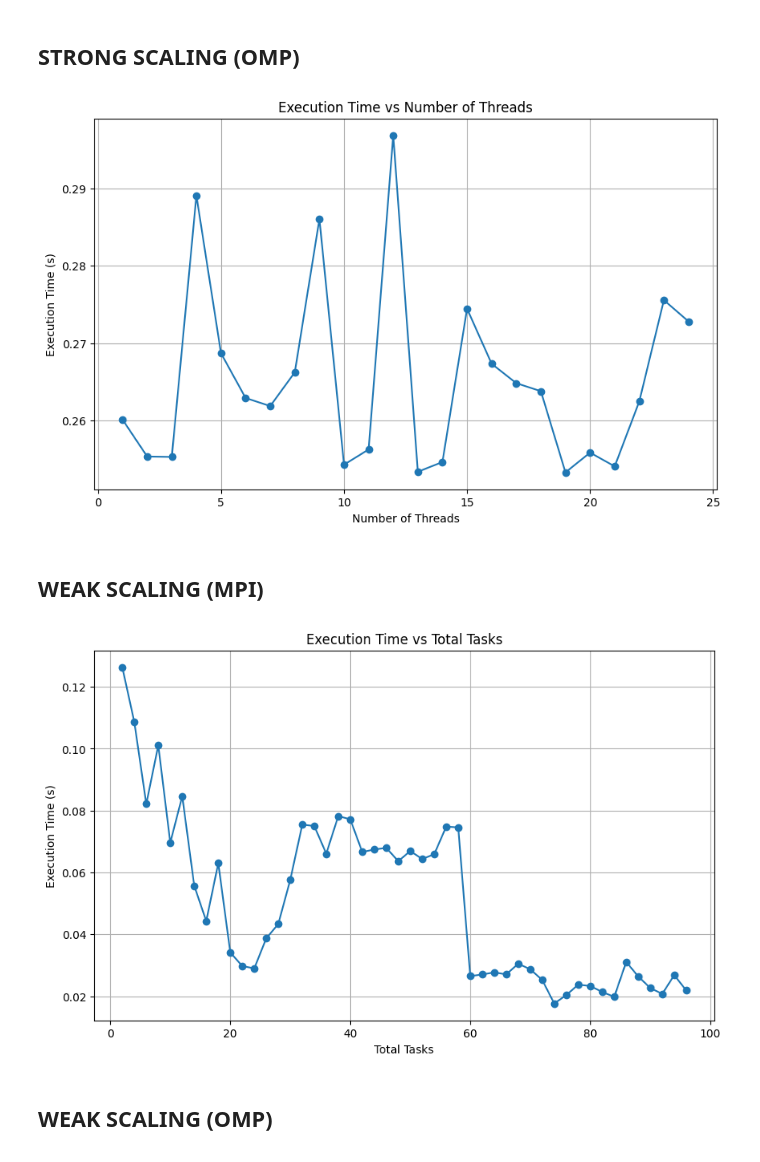
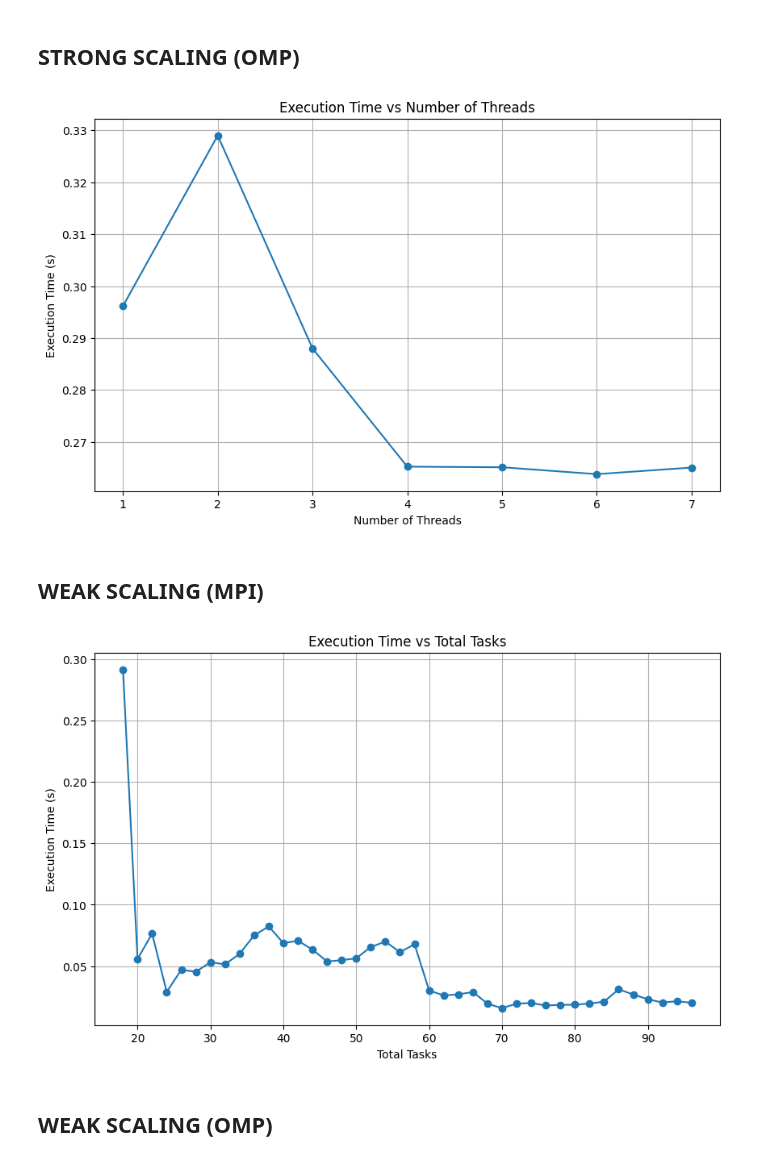
Before and after one commit to aleminutolo/HPC_Ex, a Jupyter notebook: HPC_ex2/analisys.ipynb, the cells around one changed output. Cells and saved outputs as stored; diff of their text form; code cells hidden in the pictures.

```diff
--- a/HPC_ex2/analisys.ipynb
+++ b/HPC_ex2/analisys.ipynb
@@ -34,7 +34,7 @@ plt.show()
 ## STRONG SCALING (OMP)
 # %%
 # Leggi il file CSV utilizzando Pandas
-data = pd.read_csv("execution_times_omp.csv")
+data = pd.read_csv("csvs/omp_strong_thin.csv")
 
 # Estrai le colonne
 x = data["OMP_NUM_THREADS"]
@@ -57,27 +57,27 @@ plt.title('Execution Time vs Number of Threads')
 plt.grid(True)
 plt.show()
 # %% [output]
-[figure, old version]
+[figure, new version]
 # %% [markdown]
 ## WEAK SCALING (MPI)
 # %%
 # Leggi il file CSV utilizzando Pandas
-data = pd.read_csv("weak_scaling_mpi.csv")
+data = pd.read_csv("csvs/mpi_weak_thin.csv")
 
 # Estrai le colonne
 x = data["MPI_Processes"]
 y = data["Execution_Time"]
 
 # Plotta i dati
 plt.figure(figsize=(10, 6))
 plt.plot(x, y, marker='o', linestyle='-')
 plt.xlabel('Total Tasks')
 plt.ylabel('Execution Time (s)')
 plt.title('Execution Time vs Total Tasks')
 plt.grid(True)
 plt.show()
 # %% [output]
-[figure, old version]
+[figure, new version]
 # %% [markdown]
 ## WEAK SCALING (OMP)
 # %%
```
Also changed, not shown: parts of 2 cells of this notebook, 24 other files.
